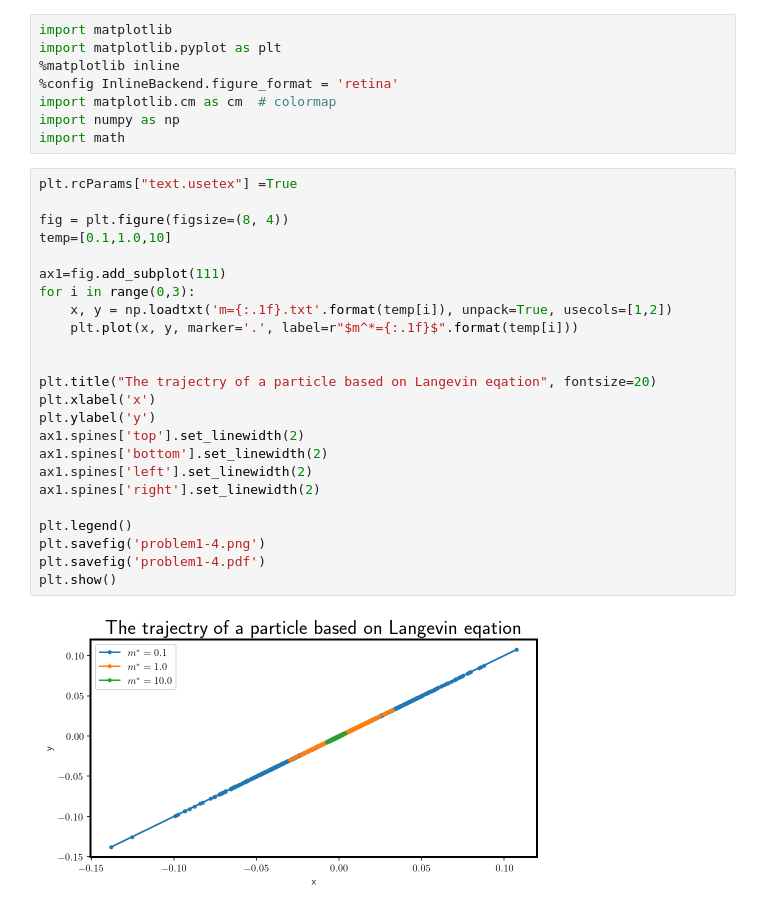
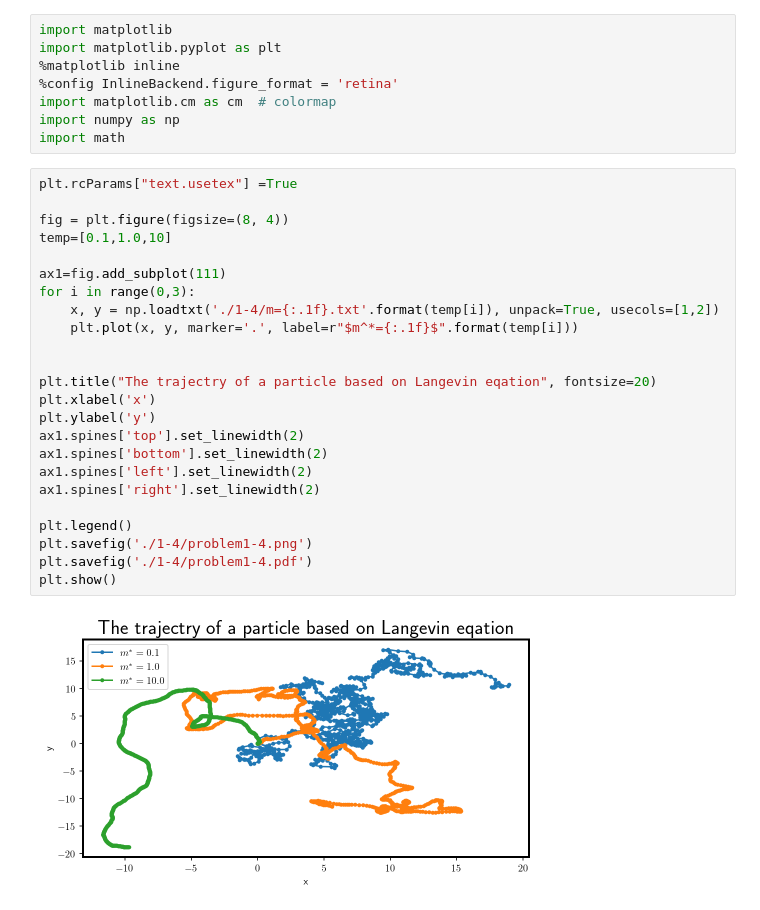
Before and after one commit to vantelindome/2022-simulation-training, a Jupyter notebook: final_report/problem_1/problem1.ipynb, the cells around one changed output. Saved outputs shown, nothing was run; the diff lists cells and outputs as text.

```diff
--- a/final_report/problem_1/problem1.ipynb
+++ b/final_report/problem_1/problem1.ipynb
@@ -9,29 +9,29 @@ import math
 # %%
 plt.rcParams["text.usetex"] =True
 
 fig = plt.figure(figsize=(8, 4))
 temp=[0.1,1.0,10]
 
 ax1=fig.add_subplot(111)
 for i in range(0,3):
-    x, y = np.loadtxt('m={:.1f}.txt'.format(temp[i]), unpack=True, usecols=[1,2])
+    x, y = np.loadtxt('./1-4/m={:.1f}.txt'.format(temp[i]), unpack=True, usecols=[1,2])
     plt.plot(x, y, marker='.', label=r"$m^*={:.1f}$".format(temp[i]))
 
 
 plt.title("The trajectry of a particle based on Langevin eqation", fontsize=20)
 plt.xlabel('x')
 plt.ylabel('y')
 ax1.spines['top'].set_linewidth(2)
 ax1.spines['bottom'].set_linewidth(2)
 ax1.spines['left'].set_linewidth(2)
 ax1.spines['right'].set_linewidth(2)
 
 plt.legend()
-plt.savefig('problem1-4.png')
-plt.savefig('problem1-4.pdf')
+plt.savefig('./1-4/problem1-4.png')
+plt.savefig('./1-4/problem1-4.pdf')
 plt.show()
 # %% [output]
-[figure, old version]
+[figure, new version]
 # %%
 plt.rcParams["text.usetex"] =True
 
```
Also changed, not shown: parts of 1 cell of this notebook, 1 other file.
